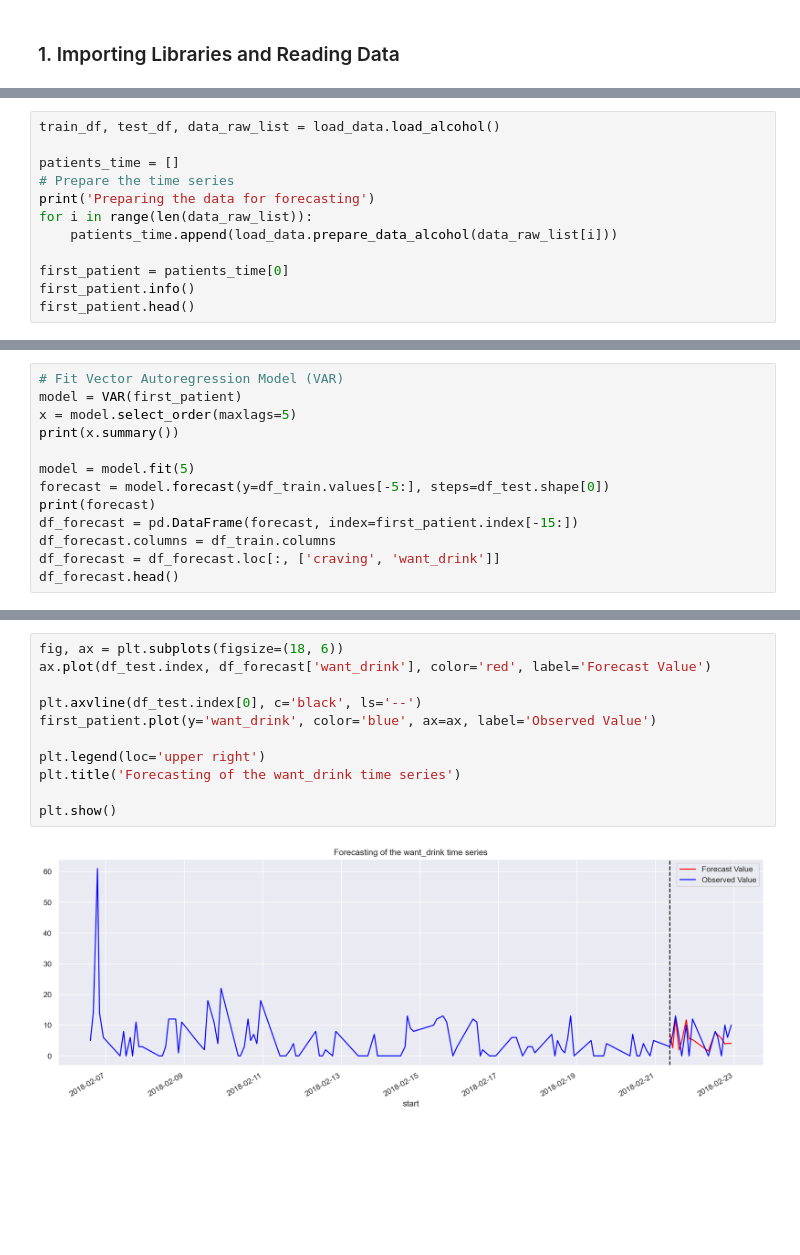
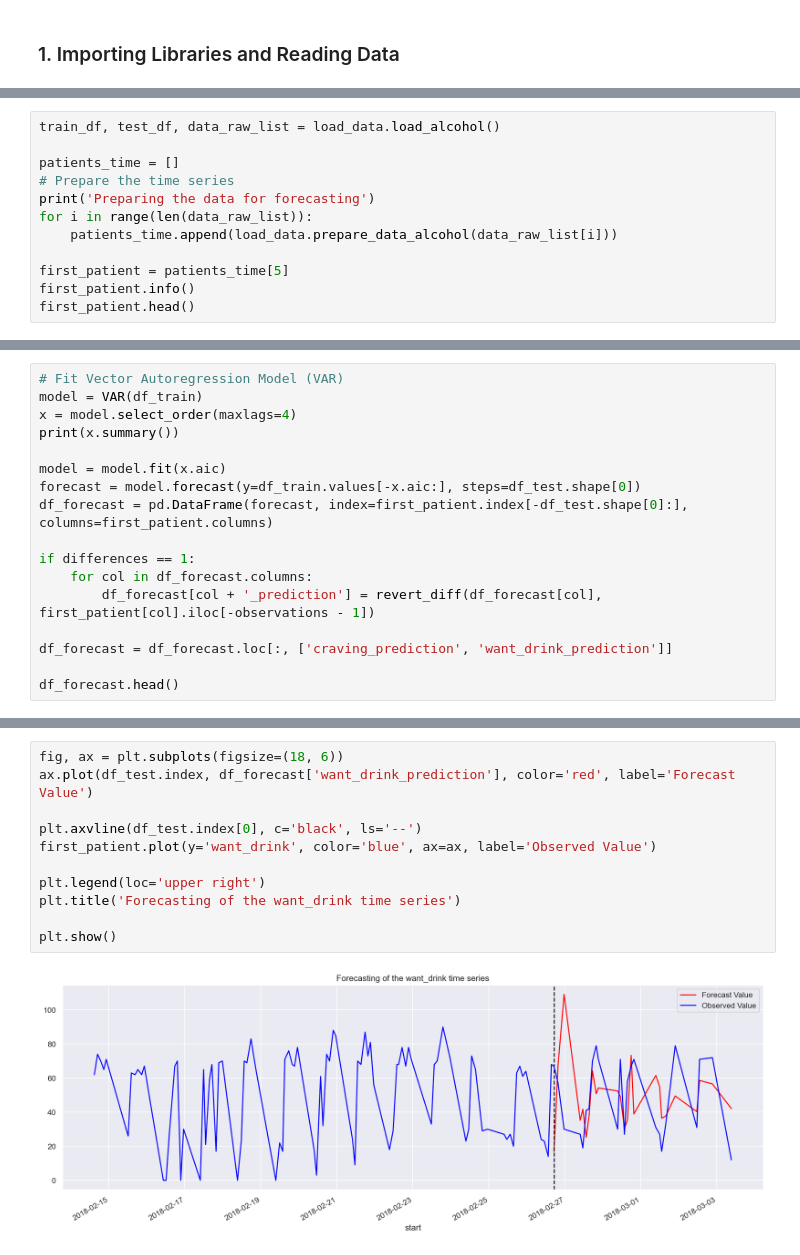
Before and after one commit to RoscaAlex00/DLTimeSeries, a Jupyter notebook: linear_nb.ipynb, the cells around one changed output, grey strips where cells are left out. Saved outputs shown, nothing was run; the diff lists cells and outputs as text; blank space fills up the shorter version.

```diff
--- a/linear_nb.ipynb
+++ b/linear_nb.ipynb
@@ -28,7 +28,7 @@ print('Preparing the data for forecasting')
 for i in range(len(data_raw_list)):
     patients_time.append(load_data.prepare_data_alcohol(data_raw_list[i]))
 
-first_patient = patients_time[0]
+first_patient = patients_time[5]
 first_patient.info()
 first_patient.head()
 # %% [output]
@@ -128,15 +136,19 @@ ADF Test for angry , p-value: 0.0
 # %%
 # Fit Vector Autoregression Model (VAR)
-model = VAR(first_patient)
-x = model.select_order(maxlags=5)
+model = VAR(df_train)
+x = model.select_order(maxlags=4)
 print(x.summary())
 
-model = model.fit(5)
-forecast = model.forecast(y=df_train.values[-5:], steps=df_test.shape[0])
-print(forecast)
-df_forecast = pd.DataFrame(forecast, index=first_patient.index[-15:])
-df_forecast.columns = df_train.columns
-df_forecast = df_forecast.loc[:, ['craving', 'want_drink']]
+model = model.fit(x.aic)
+forecast = model.forecast(y=df_train.values[-x.aic:], steps=df_test.shape[0])
+df_forecast = pd.DataFrame(forecast, index=first_patient.index[-df_test.shape[0]:], columns=first_patient.columns)
+
+if differences == 1:
+    for col in df_forecast.columns:
+        df_forecast[col + '_prediction'] = revert_diff(df_forecast[col], first_patient[col].iloc[-observations - 1])
+
+df_forecast = df_forecast.loc[:, ['craving_prediction', 'want_drink_prediction']]
+
 df_forecast.head()
 # %% [output]
  VAR Order Selection (* highlights the minimums)
@@ -179,13 +184,13 @@ plt.show()
 # %%
 fig, ax = plt.subplots(figsize=(18, 6))
-ax.plot(df_test.index, df_forecast['want_drink'], color='red', label='Forecast Value')
+ax.plot(df_test.index, df_forecast['want_drink_prediction'], color='red', label='Forecast Value')
 
 plt.axvline(df_test.index[0], c='black', ls='--')
 first_patient.plot(y='want_drink', color='blue', ax=ax, label='Observed Value')
 
 plt.legend(loc='upper right')
 plt.title('Forecasting of the want_drink time series')
 
 plt.show()
 # %% [output]
-[figure, old version]
+[figure, new version]
```
Also changed, not shown: parts of 7 cells of this notebook.
